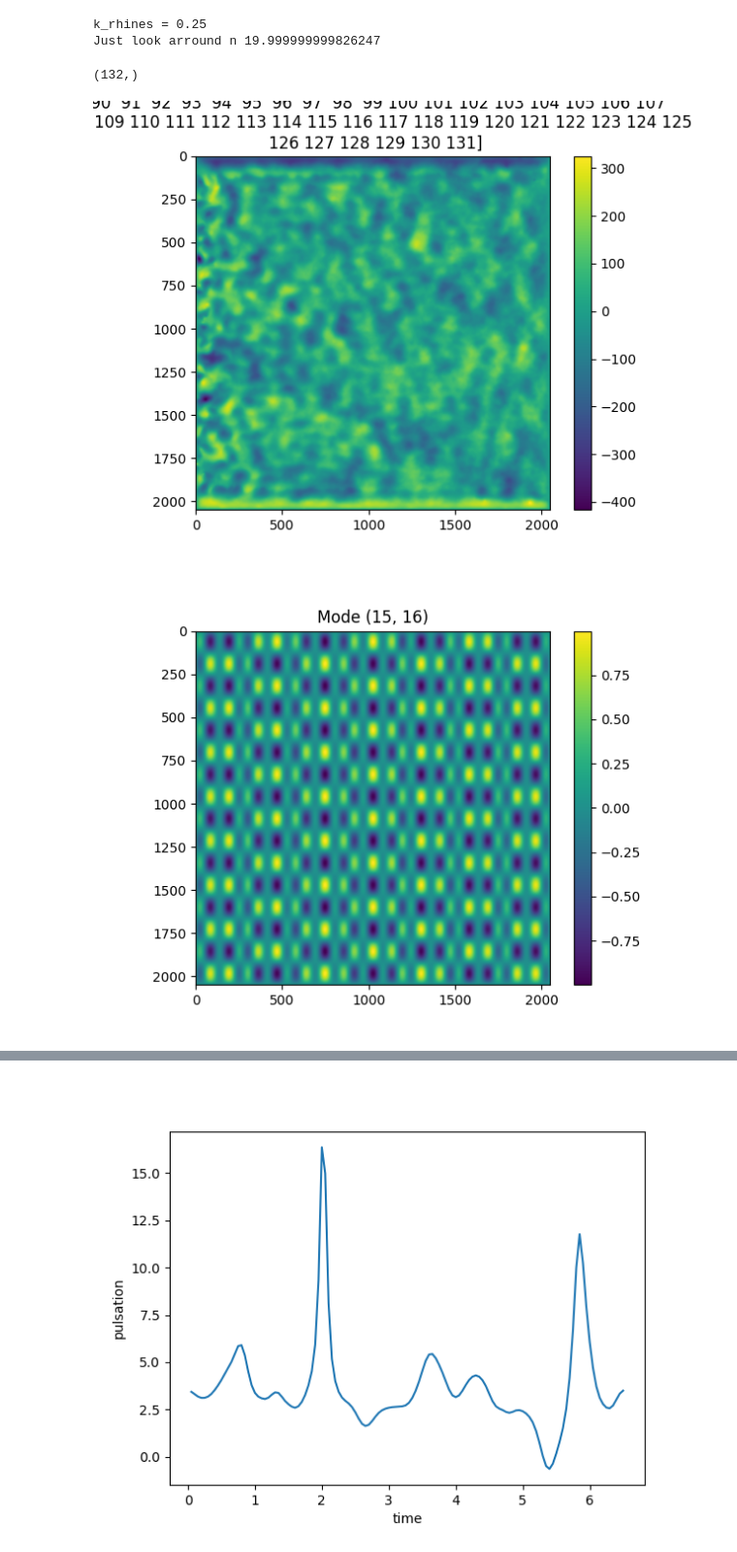
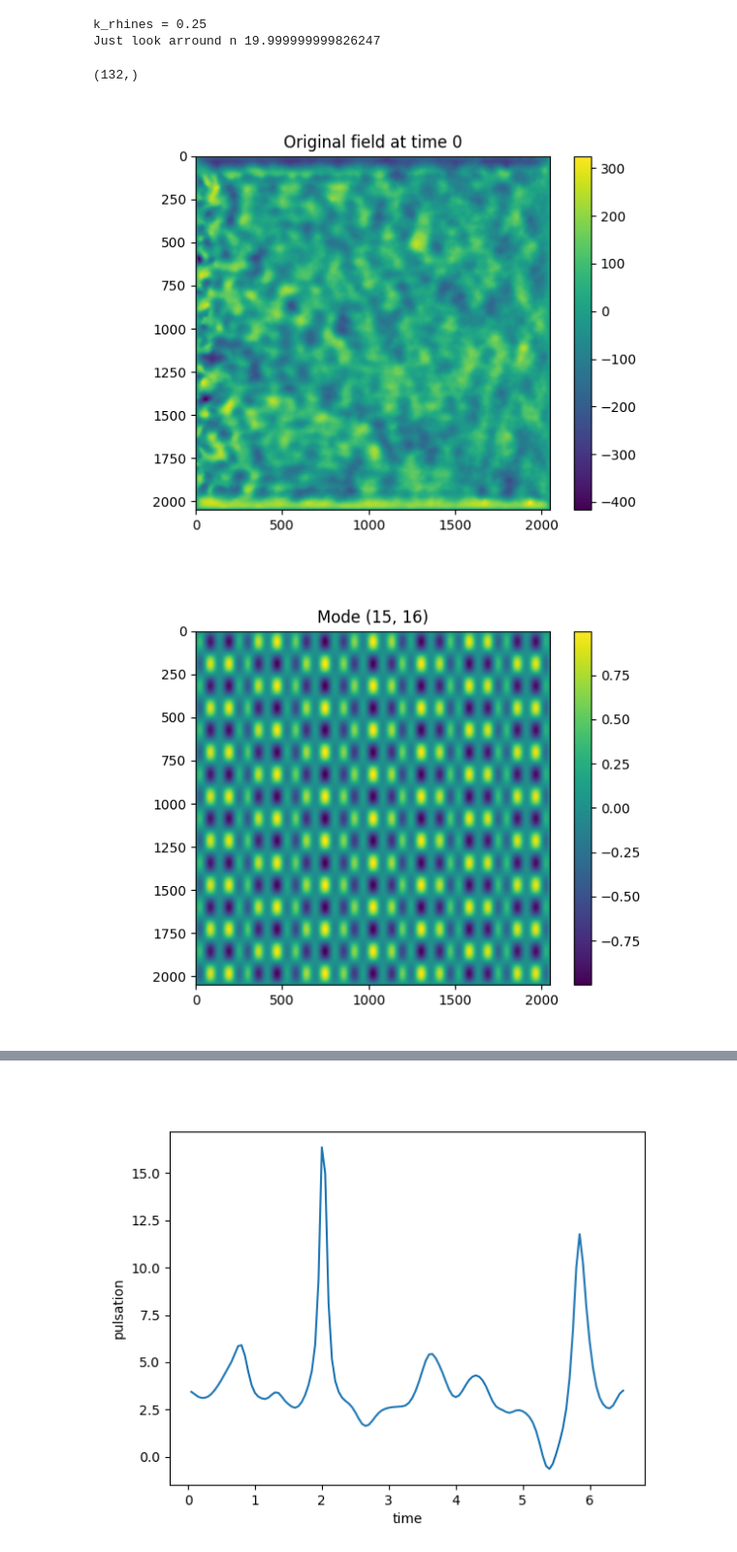
Before and after one commit to LennardMiller/Stage_M2, a Jupyter notebook: Basin Mode Projection/Rossby_diag_closed_case.ipynb, the cells around one changed output, grey strips where cells are left out. Shown at 97% size. Drawn from its saved outputs; the diff is of its cells as text; code cells hidden in the pictures.

```diff
--- a/Basin Mode Projection/Rossby_diag_closed_case.ipynb
+++ b/Basin Mode Projection/Rossby_diag_closed_case.ipynb
@@ -128,40 +116,40 @@ m_sel=15
 n_sel=16
 
 time_sel=np.arange(0,len(t),1,dtype=int)
-
+time_plotted=0
 
 psi_mn = project_basin(psi[time_sel,:,:], m_sel, n_sel, Lx, norm = 1)
 print(np.shape(psi_mn))
 # Visualize the original field
 plt.figure()
-plt.imshow(psi[0, :, :])
+plt.imshow(psi[time_plotted, :, :])
 plt.colorbar()
-plt.title(f'Original field at time {time_sel}')
+plt.title(f'Original field at time {time_plotted}')
 plt.show()
 
 # Construct and visualize the mode
-N = np.shape(psi[1, :, :])[-1]
+N = np.shape(psi[time_plotted, :, :])[-1]
 x = np.linspace(0, Lx, N)
 y = np.linspace(0, Lx, N)
 X, Y = np.meshgrid(x, y)
 
 mode = np.exp(-1j*np.pi*np.sqrt(m_sel**2 + n_sel**2)*X/Lx) * np.sin(m_sel*np.pi*X/Lx) * np.sin(n_sel*np.pi*Y/Lx)
 
 plt.figure()
 plt.imshow(np.real(mode))
 plt.colorbar()
 plt.title(f'Mode ({m_sel}, {n_sel})')
 plt.show()
 
 # Reconstruct and visualize the projected field
-reconstructed_field = np.real(psi_mn[1] * mode)
+reconstructed_field = np.real(psi_mn[time_plotted] * mode)
 
 plt.figure()
 plt.imshow(reconstructed_field)
 plt.colorbar()
 plt.title(f'Projection of psi on mode ({m_sel}, {n_sel})')
 plt.show()
 # %% [output]
 (132,)
-[figure, old version]
+[figure, new version]
 [figure]
```
Also changed, not shown: parts of 13 cells of this notebook, 36 other files.
